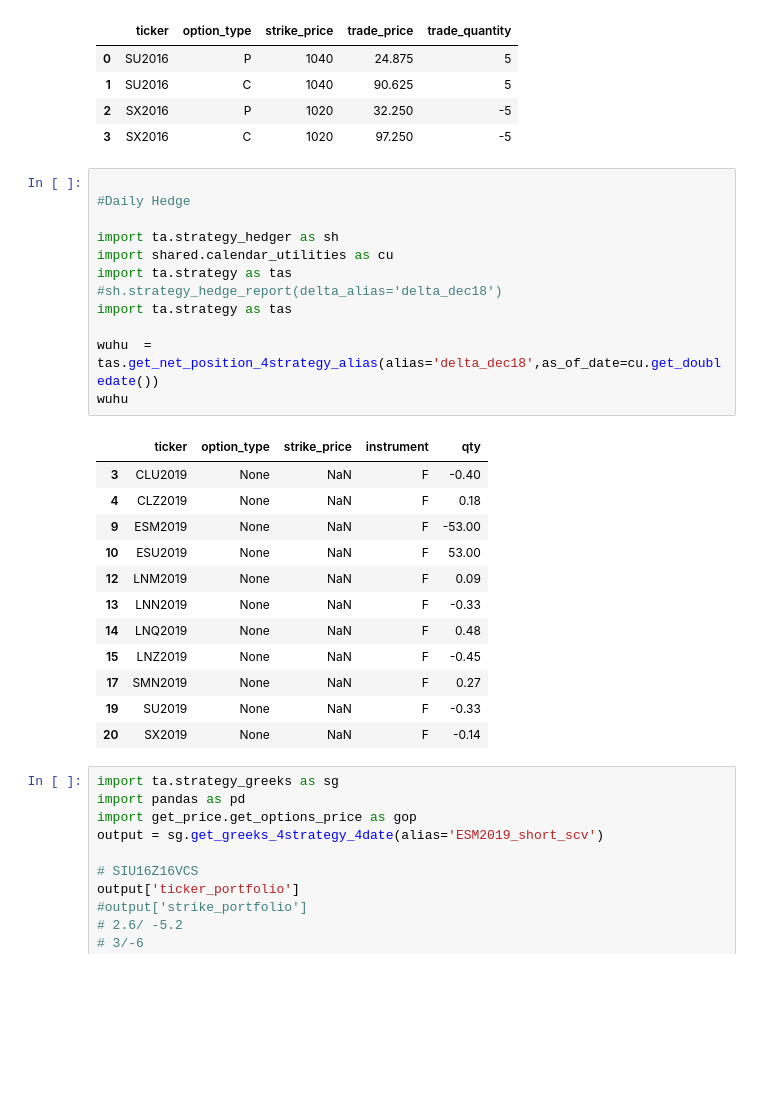
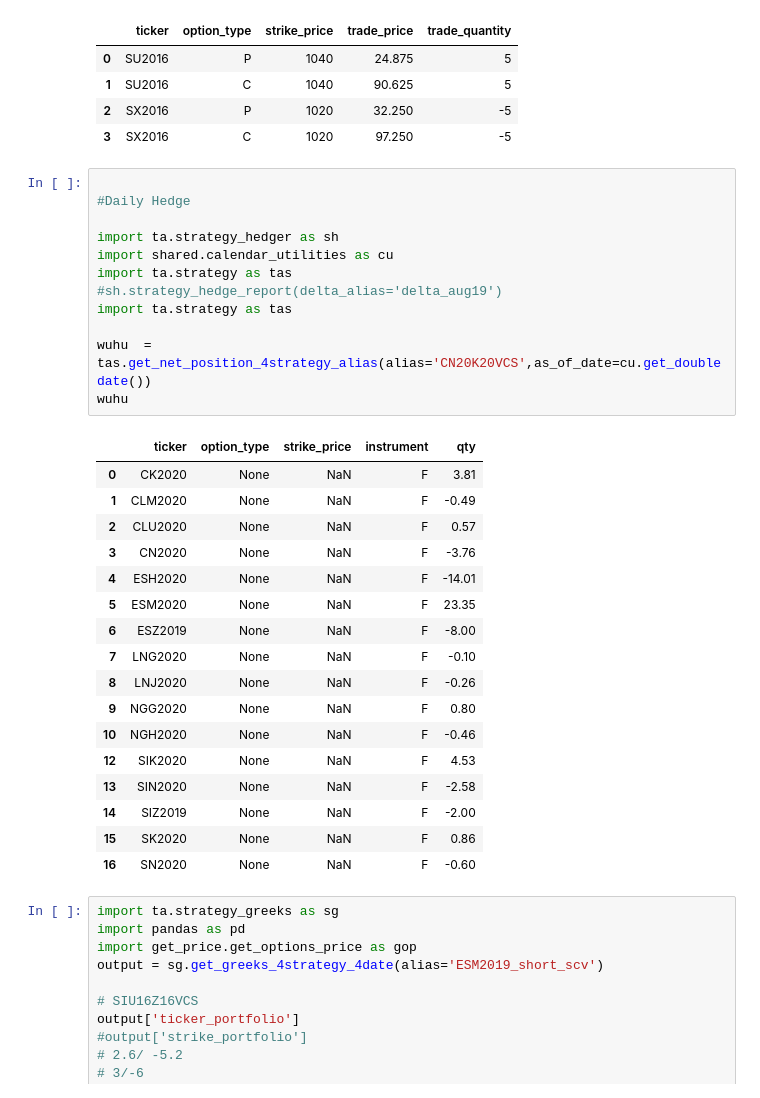
Before and after one commit to chitown2016/repo_barbarossa, a Jupyter notebook: PycharmProjects/ta/trade_helper.ipynb, the cells around one changed output. Drawn from its saved outputs; the diff is of its cells as text; blank space fills up the shorter version.

```diff
--- a/PycharmProjects/ta/trade_helper.ipynb
+++ b/PycharmProjects/ta/trade_helper.ipynb
@@ -67,28 +57,33 @@ wuhu
 # %%
 
 #Daily Hedge
 
 import ta.strategy_hedger as sh
 import shared.calendar_utilities as cu
 import ta.strategy as tas
-#sh.strategy_hedge_report(delta_alias='delta_dec18')
+#sh.strategy_hedge_report(delta_alias='delta_aug19')
 import ta.strategy as tas
 
-wuhu  = tas.get_net_position_4strategy_alias(alias='delta_dec18',as_of_date=cu.get_doubledate())
+wuhu  = tas.get_net_position_4strategy_alias(alias='CN20K20VCS',as_of_date=cu.get_doubledate())
 wuhu
 # %% [output]
 |  | ticker | option_type | strike_price | instrument | qty |
-| 3 | CLU2019 | None | NaN | F | -0.40 |
-| 4 | CLZ2019 | None | NaN | F | 0.18 |
-| 9 | ESM2019 | None | NaN | F | -53.00 |
-| 10 | ESU2019 | None | NaN | F | 53.00 |
-| 12 | LNM2019 | None | NaN | F | 0.09 |
-| 13 | LNN2019 | None | NaN | F | -0.33 |
-| 14 | LNQ2019 | None | NaN | F | 0.48 |
-| 15 | LNZ2019 | None | NaN | F | -0.45 |
-| 17 | SMN2019 | None | NaN | F | 0.27 |
-| 19 | SU2019 | None | NaN | F | -0.33 |
-| 20 | SX2019 | None | NaN | F | -0.14 |
+| 0 | CK2020 | None | NaN | F | 3.81 |
+| 1 | CLM2020 | None | NaN | F | -0.49 |
+| 2 | CLU2020 | None | NaN | F | 0.57 |
+| 3 | CN2020 | None | NaN | F | -3.76 |
+| 4 | ESH2020 | None | NaN | F | -14.01 |
+| 5 | ESM2020 | None | NaN | F | 23.35 |
+| 6 | ESZ2019 | None | NaN | F | -8.00 |
+| 7 | LNG2020 | None | NaN | F | -0.10 |
+| 8 | LNJ2020 | None | NaN | F | -0.26 |
+| 9 | NGG2020 | None | NaN | F | 0.80 |
+| 10 | NGH2020 | None | NaN | F | -0.46 |
+| 12 | SIK2020 | None | NaN | F | 4.53 |
+| 13 | SIN2020 | None | NaN | F | -2.58 |
+| 14 | SIZ2019 | None | NaN | F | -2.00 |
+| 15 | SK2020 | None | NaN | F | 0.86 |
+| 16 | SN2020 | None | NaN | F | -0.60 |
 # %%
 import ta.strategy_greeks as sg
 import pandas as pd
```
Also changed, not shown: parts of 14 cells of this notebook, 25 other files.
